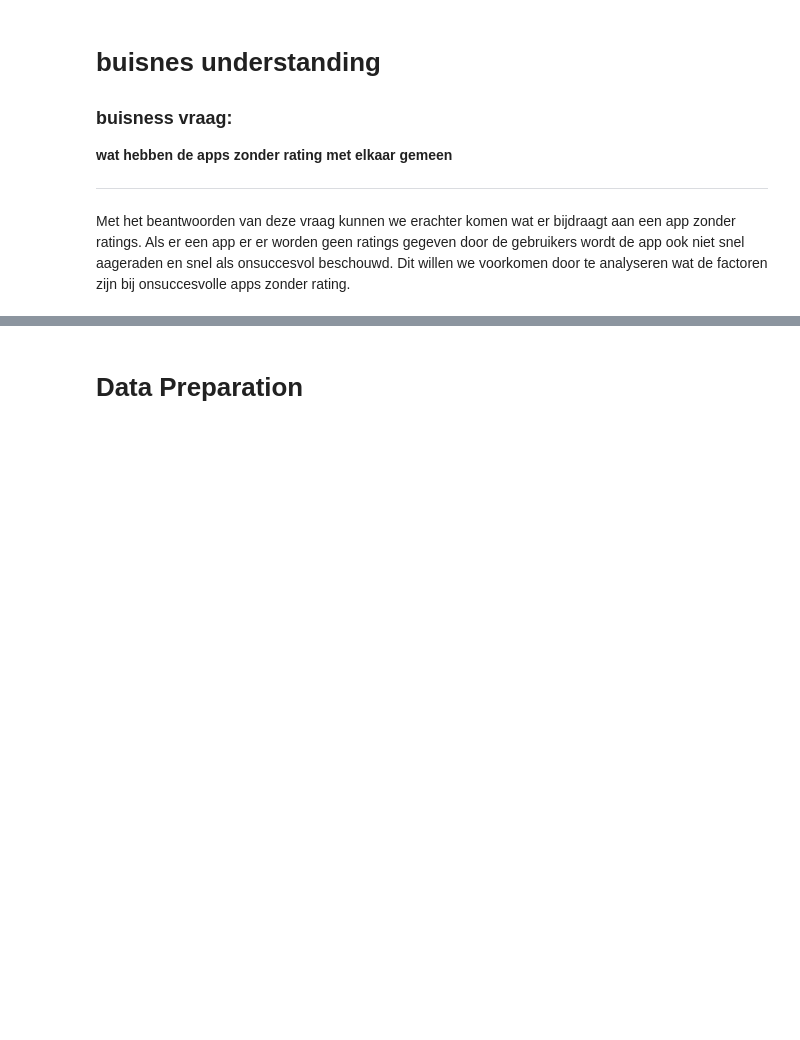
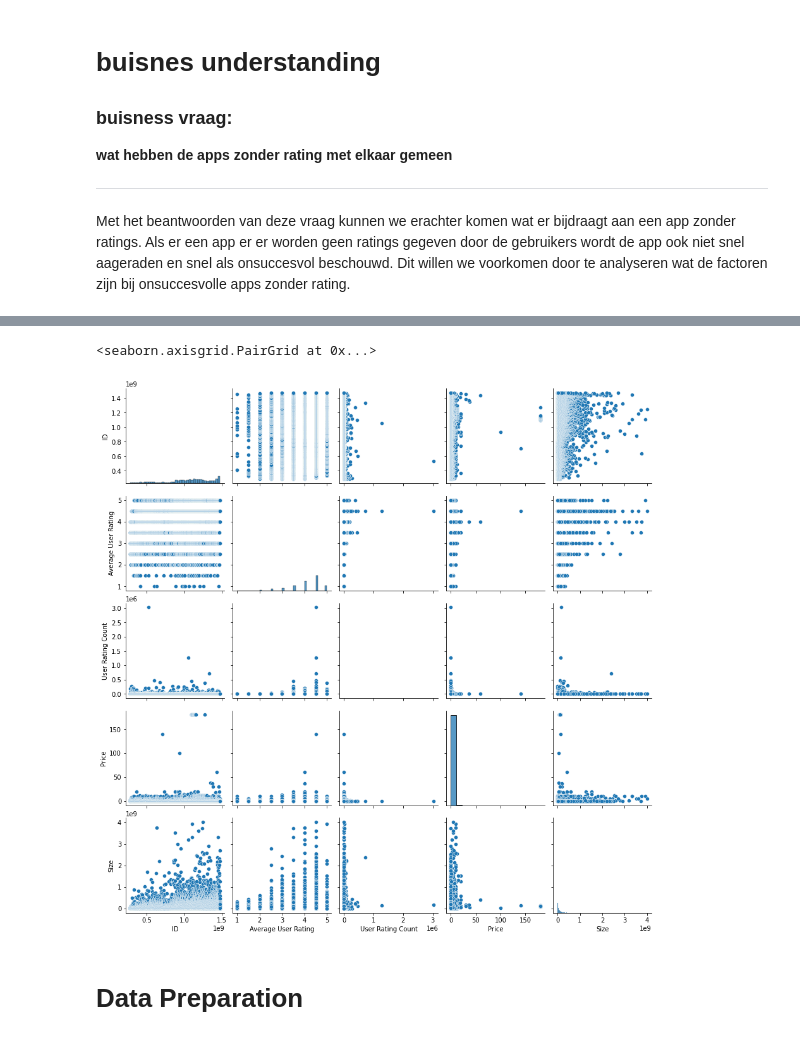
Before and after one commit to Mirmidion/PoC-Challenge2, a Jupyter notebook: YanickNotebook.ipynb, the cells around one changed output, grey strips where cells are left out. Drawn from its saved outputs; the diff is of its cells as text; code cells hidden in the pictures; blank space fills up the shorter version.

Commit message:
data understanding

```diff
--- a/YanickNotebook.ipynb
+++ b/YanickNotebook.ipynb
@@ -26,2 +94,7 @@ ParserError: Error tokenizing data. C error: Expected 5 fields in line 7, saw 12
+# %%
+sns.pairplot(data=data)
+# %% [output]
+<seaborn.axisgrid.PairGrid at 0x...>
+[figure, added]
 # %% [markdown]
 # Data Preparation
```
Also changed, not shown: parts of 5 cells of this notebook.
